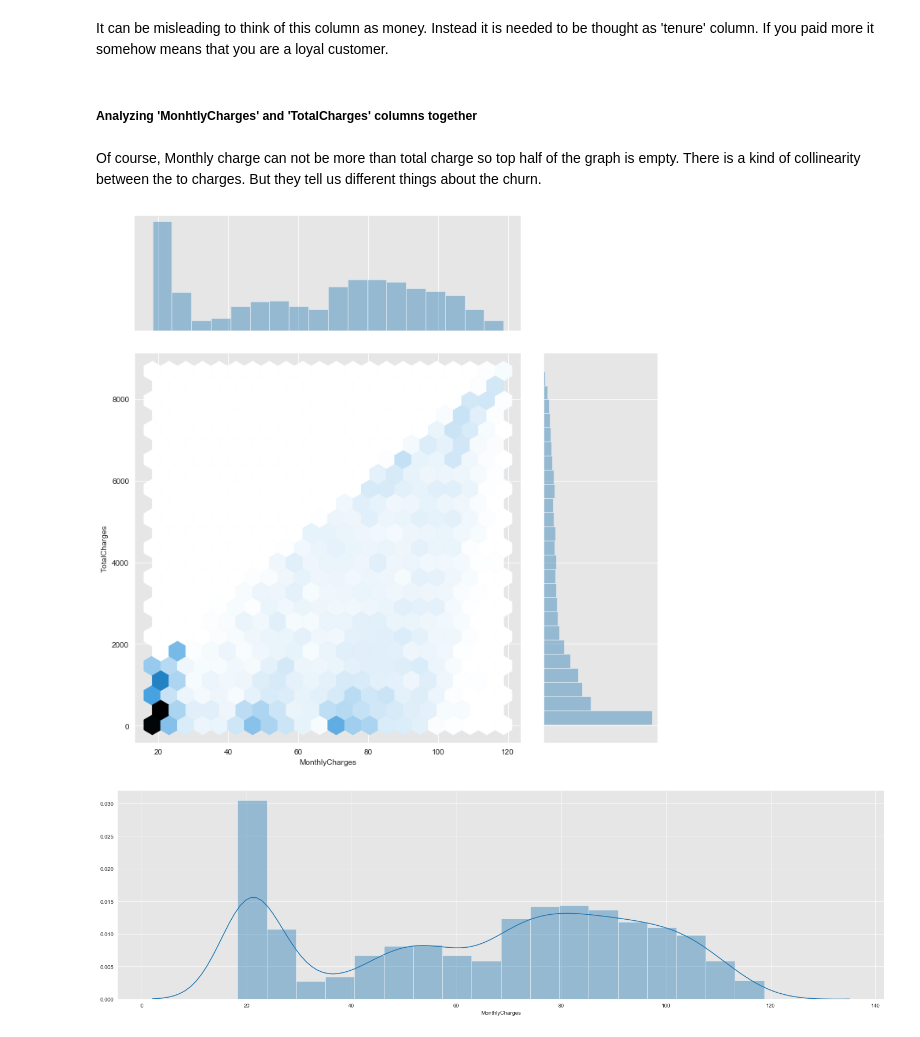
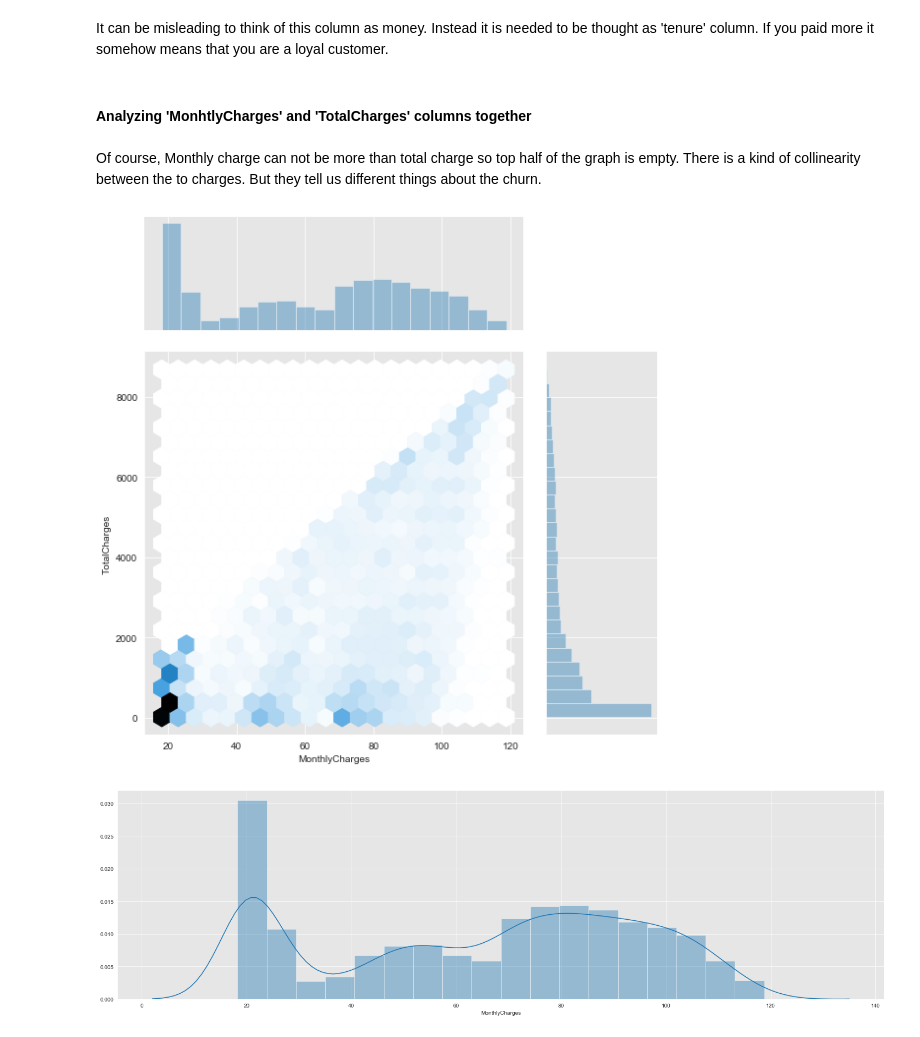
Before and after one commit to mattblasa/Customer-Churn-Prediction-Project, a Jupyter notebook: 1-Project 3 Customer Churn Cleaning and EDA notebook.ipynb, the cells around one changed output. Saved outputs shown, nothing was run; the diff lists cells and outputs as text; code cells hidden in the pictures.

```diff
--- a/1-Project 3 Customer Churn Cleaning and EDA notebook.ipynb
+++ b/1-Project 3 Customer Churn Cleaning and EDA notebook.ipynb
@@ -245,13 +302,14 @@ fig = df[df['Churn']==1].TotalCharges.hist(bins=20, color='darkorange', alpha=0.
 # %% [markdown]
 It can be misleading to think of this column as money. Instead it is needed to be thought as 'tenure' column. If you paid more it somehow means that you are a loyal customer.
 # %% [markdown]
-##### Analyzing 'MonhtlyCharges' and 'TotalCharges' columns together
+#### Analyzing 'MonhtlyCharges' and 'TotalCharges' columns together
 # %% [markdown]
 Of course, Monthly charge can not be more than total charge so top half of the graph is empty. There is a kind of collinearity between the to charges. But they tell us different things about the churn.
 # %%
-sns.jointplot(x='MonthlyCharges',y='TotalCharges', data=df, height= 10, ratio = 3, kind='hex');
+sns.jointplot(x='MonthlyCharges', y='TotalCharges',
+              data=df, height=8, ratio=3, kind='hex')
 # %% [output]
-[figure, old version]
+[figure, new version]
 # %%
 fig = plt.figure(figsize=(25, 7))
 fig = sns.distplot(df['MonthlyCharges'])
```
Also changed, not shown: parts of 57 cells of this notebook, 2 other files.
